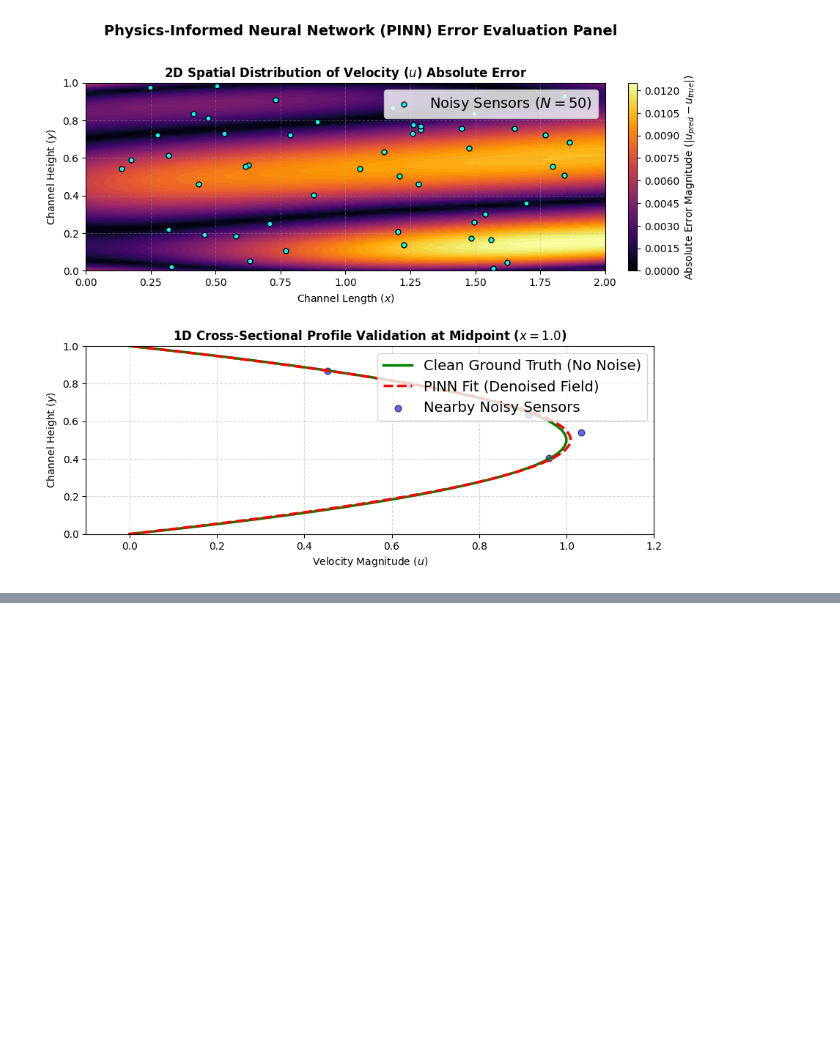
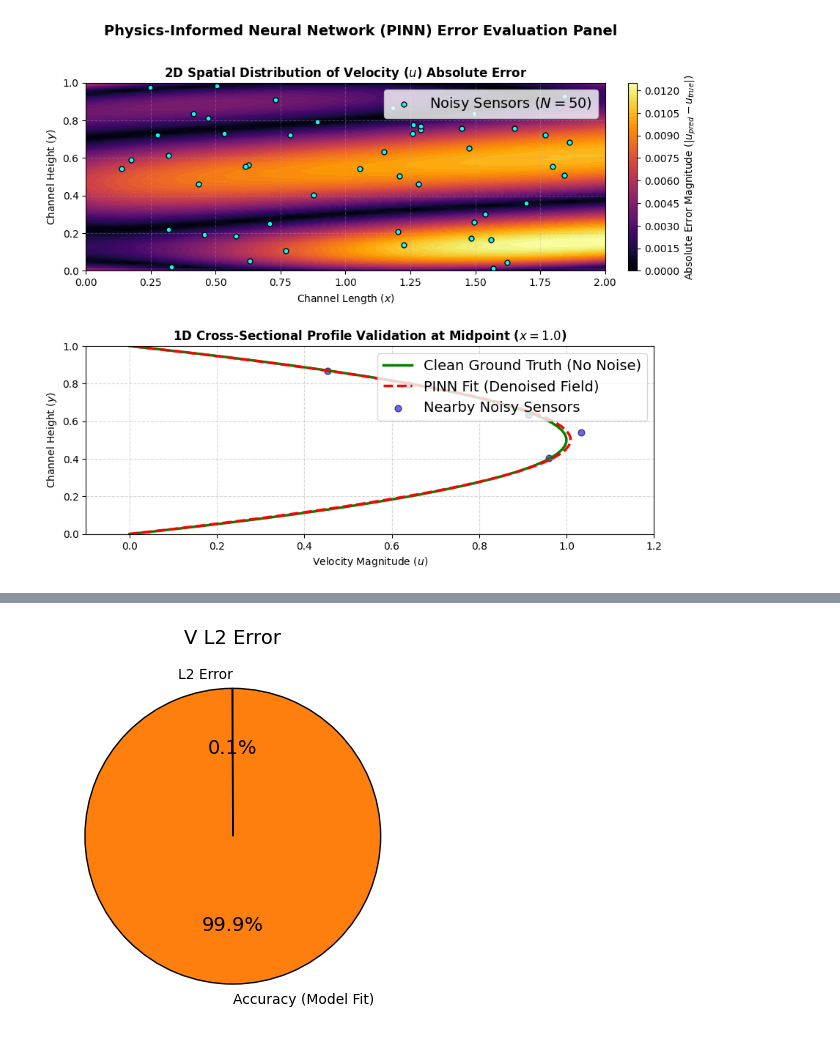
Before and after one commit to ziaurmb/pinn, a Jupyter notebook: Physics_Informed_Digital_Twin_for_Hydraulic_Systems_Navier_Stokes_2D.ipynb, the cells around one changed output, grey strips where cells are left out. Saved outputs shown, nothing was run; the diff lists cells and outputs as text; code cells hidden in the pictures; blank space fills up the shorter version.

```diff
--- a/Physics_Informed_Digital_Twin_for_Hydraulic_Systems_Navier_Stokes_2D.ipynb
+++ b/Physics_Informed_Digital_Twin_for_Hydraulic_Systems_Navier_Stokes_2D.ipynb
@@ -349,0 +423,9 @@ plt.show()
+# %%
+sizes = [l2_error_v, 100 - l2_error_v]
+labels = ['L2 Error', 'Accuracy (Model Fit)']
+plt.pie(sizes, labels=labels, autopct='%1.1f%%', startangle=90,
+    wedgeprops={'linewidth': 1, 'edgecolor': 'black'})
+plt.title("V L2 Error")
+plt.show()
+# %% [output]
+[figure, added]
```
Also changed, not shown: parts of 6 cells of this notebook.
